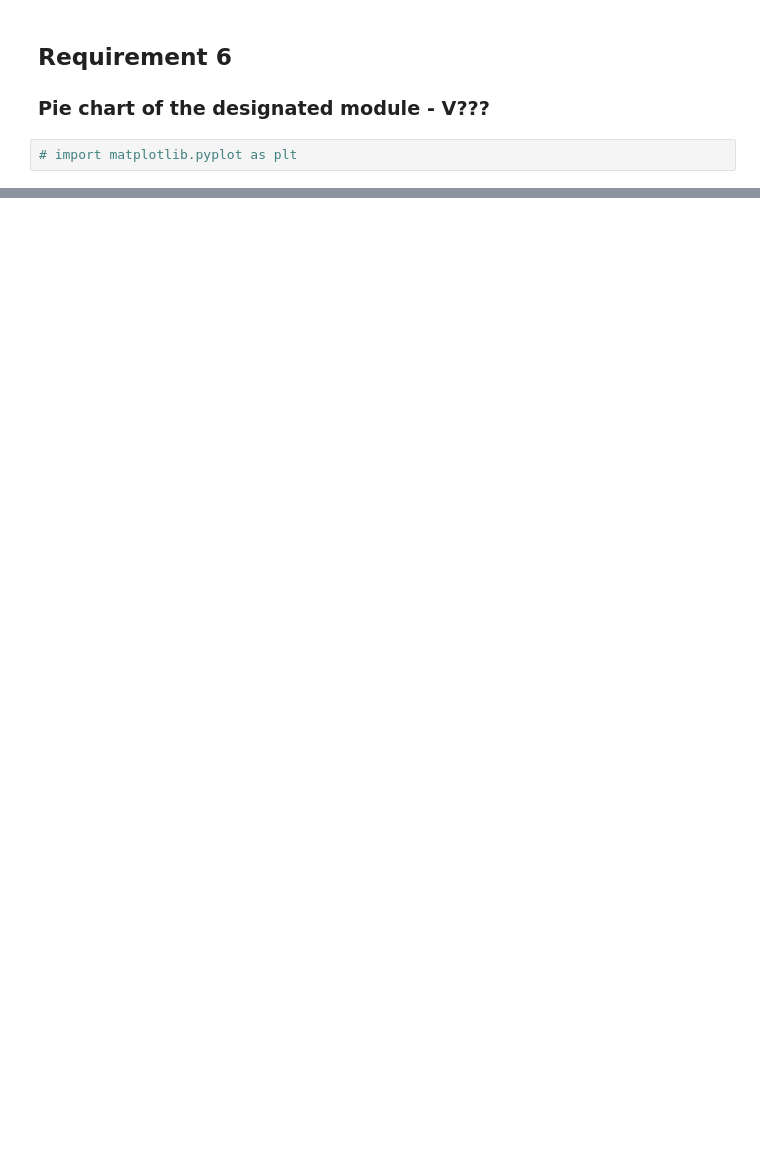
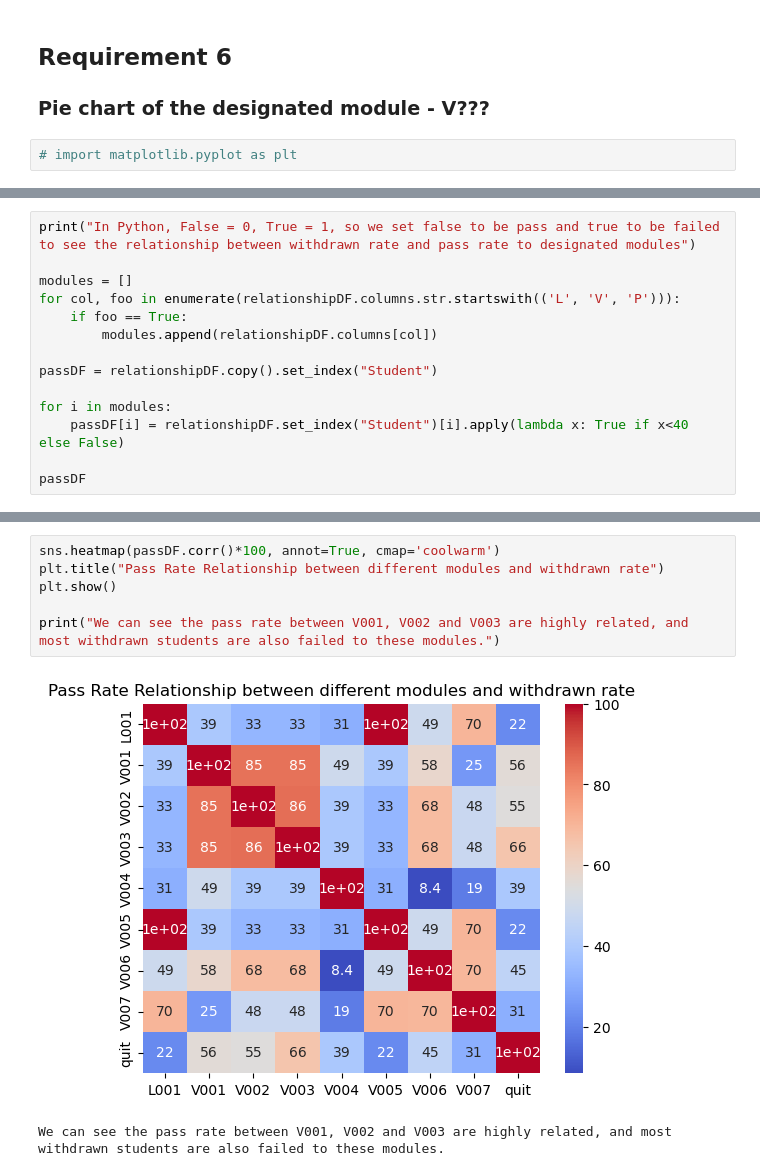
Before and after one commit to wingyeung0317/EEE4463, a Jupyter notebook: BD_Labs_V3/Lab6/YeungWing_MPBD.ipynb, the cells around one changed output, grey strips where cells are left out. Saved outputs shown, nothing was run; the diff lists cells and outputs as text; blank space fills up the shorter version.

```diff
--- a/BD_Labs_V3/Lab6/YeungWing_MPBD.ipynb
+++ b/BD_Labs_V3/Lab6/YeungWing_MPBD.ipynb
@@ -144,0 +322,14 @@ Text(0.5, 1.0, 'Scatter plot of LAN and EEE modules')
+# %%
+print("In Python, False = 0, True = 1, so we set false to be pass and true to be failed to see the relationship between withdrawn rate and pass rate to designated modules")
+
+modules = []
+for col, foo in enumerate(relationshipDF.columns.str.startswith(('L', 'V', 'P'))):
+    if foo == True:
+        modules.append(relationshipDF.columns[col])
+
+passDF = relationshipDF.copy().set_index("Student")
+
+for i in modules:
+    passDF[i] = relationshipDF.set_index("Student")[i].apply(lambda x: True if x<40 else False)
+
+passDF
@@ -144,0 +365,9 @@ Text(0.5, 1.0, 'Scatter plot of LAN and EEE modules')
+# %%
+sns.heatmap(passDF.corr()*100, annot=True, cmap='coolwarm')
+plt.title("Pass Rate Relationship between different modules and withdrawn rate")
+plt.show()
+
+print("We can see the pass rate between V001, V002 and V003 are highly related, and most withdrawn students are also failed to these modules.")
+# %% [output]
+[figure, added]
+We can see the pass rate between V001, V002 and V003 are highly related, and most withdrawn students are also failed to these modules.
```
Also changed, not shown: parts of 33 cells of this notebook, 7 other files.
